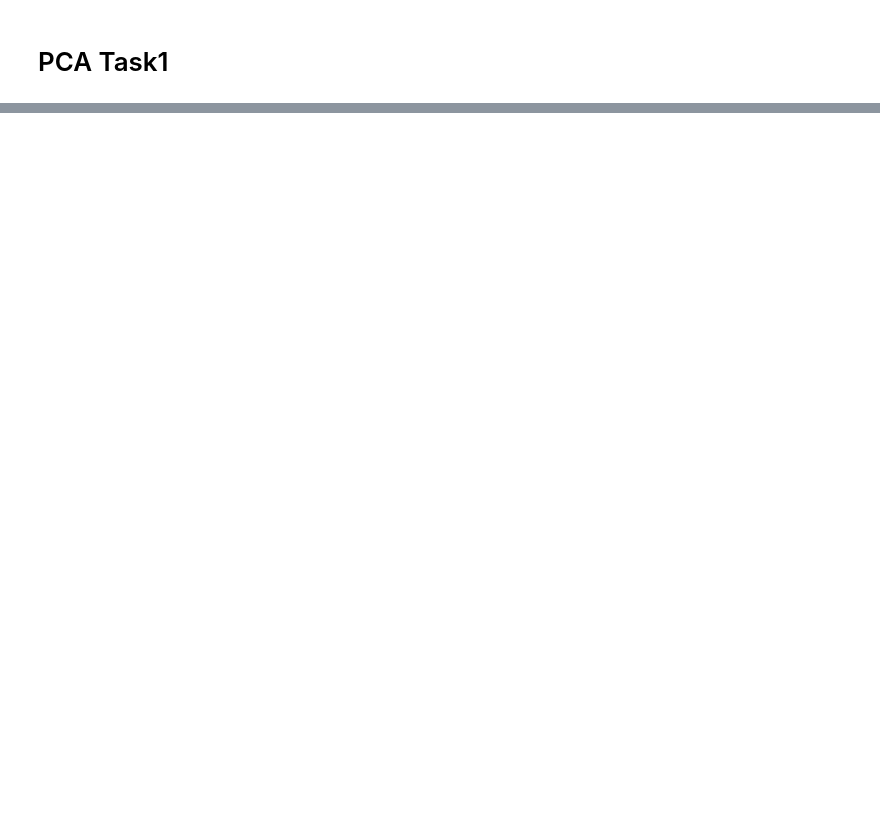
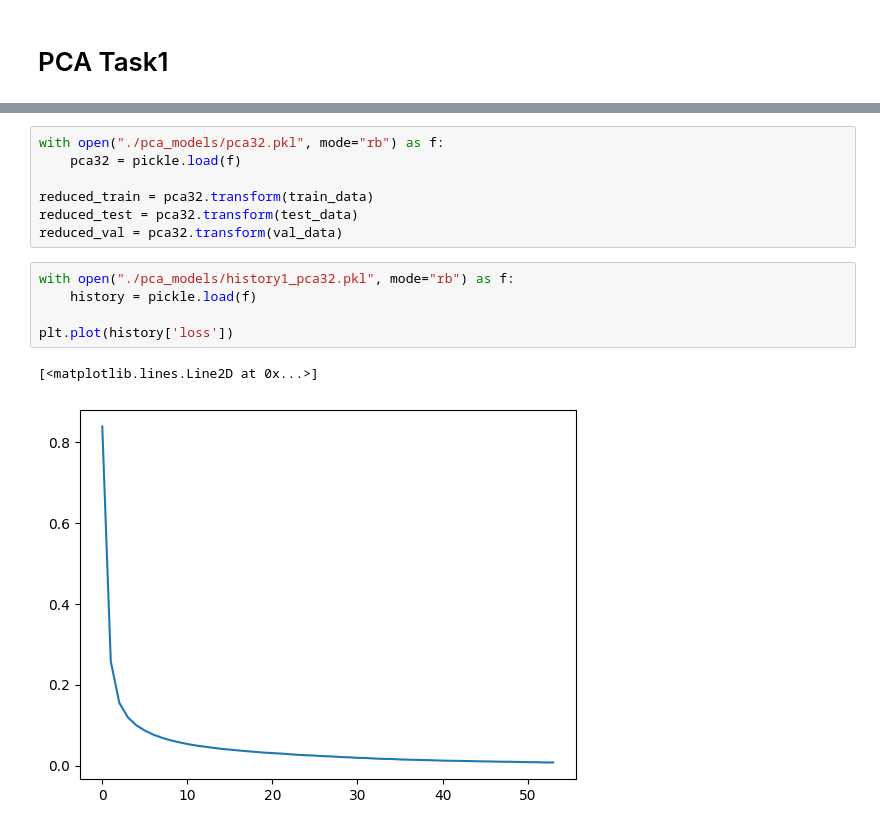
Before and after one commit to imraunav/Deep-Learning-and-Applications, a Jupyter notebook: ProgrammingAssignment4/result_analysis.ipynb, the cells around one changed output, grey strips where cells are left out. Saved outputs shown, nothing was run; the diff lists cells and outputs as text; blank space fills up the shorter version.

```diff
--- a/ProgrammingAssignment4/result_analysis.ipynb
+++ b/ProgrammingAssignment4/result_analysis.ipynb
@@ -31,0 +35,15 @@ ValueError: in user code:
+# %%
+with open("./pca_models/pca32.pkl", mode="rb") as f:
+    pca32 = pickle.load(f)
+
+reduced_train = pca32.transform(train_data)
+reduced_test = pca32.transform(test_data)
+reduced_val = pca32.transform(val_data)
+# %%
+with open("./pca_models/history1_pca32.pkl", mode="rb") as f:
+    history = pickle.load(f)
+
+plt.plot(history['loss'])
+# %% [output]
+[<matplotlib.lines.Line2D at 0x...>]
+[figure, added]
```
Also changed, not shown: parts of 15 cells of this notebook, 59 other files.
